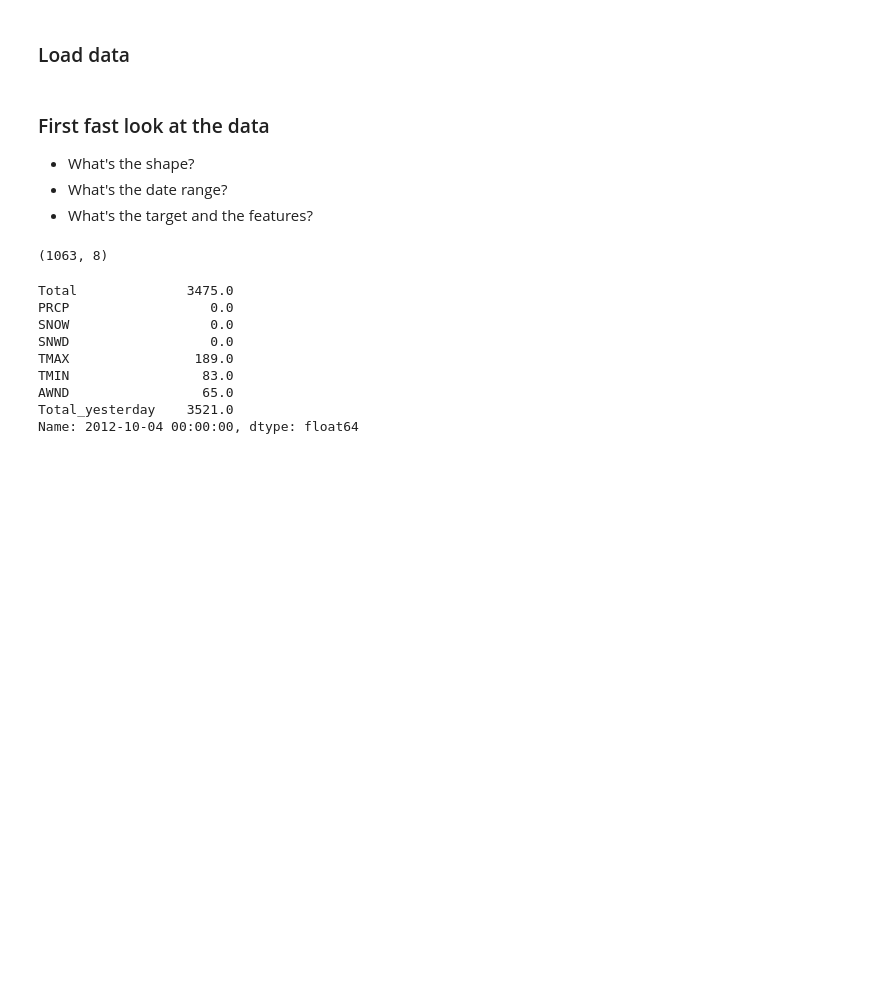
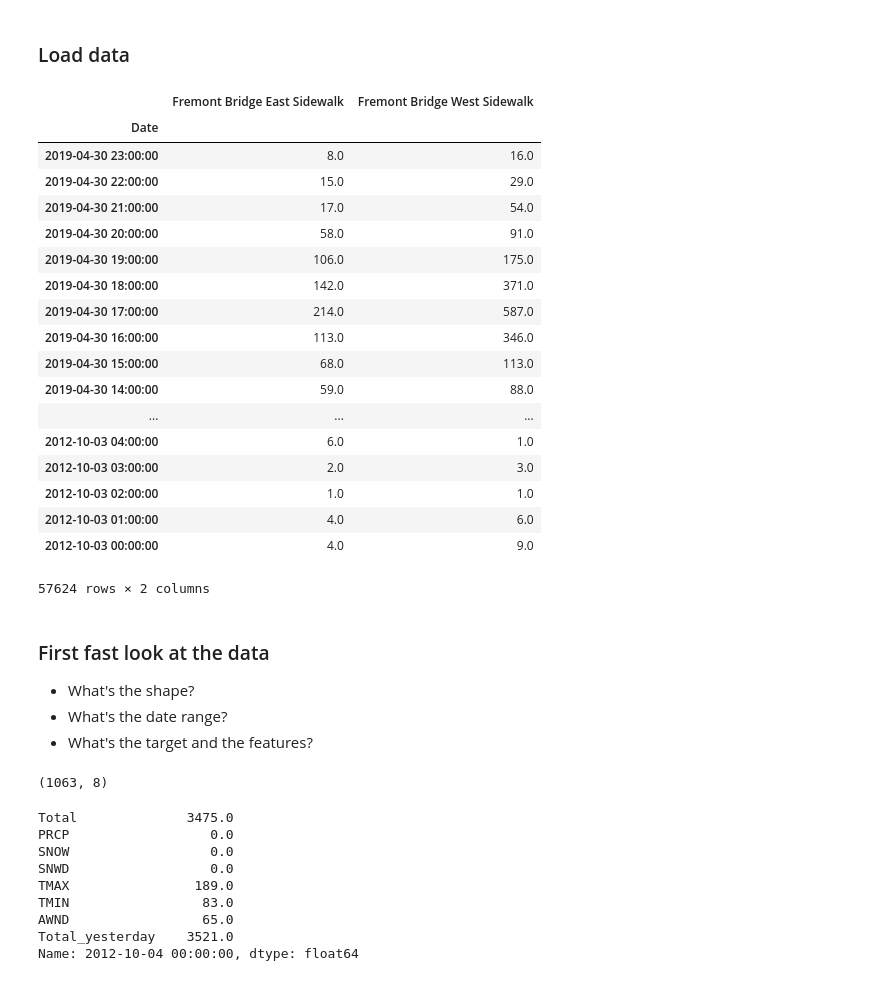
Before and after one commit to LambdaSchool/DS-Unit-2-Sprint-4-Practicing-Understanding, a Jupyter notebook: module1-hyperparameter-optimization/LS_DS_241_Hyperparameter_Optimization.ipynb, the cells around one changed output. Drawn from its saved outputs; the diff is of its cells as text; code cells hidden in the pictures; blank space fills up the shorter version.

```diff
--- a/module1-hyperparameter-optimization/LS_DS_241_Hyperparameter_Optimization.ipynb
+++ b/module1-hyperparameter-optimization/LS_DS_241_Hyperparameter_Optimization.ipynb
@@ -93,6 +93,30 @@ def load():
     return daily
 
 daily = load()
+# %%
+fremont_bridge = 'https://data.seattle.gov/api/views/65db-xm6k/rows.csv?accessType=DOWNLOAD'
+pd.read_csv(fremont_bridge, index_col='Date', parse_dates=True,
+                         infer_datetime_format=True)
+# %% [output]
+|  | Fremont Bridge East Sidewalk | Fremont Bridge West Sidewalk |
+| Date |  |  |
+| 2019-04-30 23:00:00 | 8.0 | 16.0 |
+| 2019-04-30 22:00:00 | 15.0 | 29.0 |
+| 2019-04-30 21:00:00 | 17.0 | 54.0 |
+| 2019-04-30 20:00:00 | 58.0 | 91.0 |
+| 2019-04-30 19:00:00 | 106.0 | 175.0 |
+| 2019-04-30 18:00:00 | 142.0 | 371.0 |
+| 2019-04-30 17:00:00 | 214.0 | 587.0 |
+| 2019-04-30 16:00:00 | 113.0 | 346.0 |
+| 2019-04-30 15:00:00 | 68.0 | 113.0 |
+| 2019-04-30 14:00:00 | 59.0 | 88.0 |
+| ... | ... | ... |
+| 2012-10-03 04:00:00 | 6.0 | 1.0 |
+| 2012-10-03 03:00:00 | 2.0 | 3.0 |
+| 2012-10-03 02:00:00 | 1.0 | 1.0 |
+| 2012-10-03 01:00:00 | 4.0 | 6.0 |
+| 2012-10-03 00:00:00 | 4.0 | 9.0 |
+57624 rows × 2 columns
 # %% [markdown]
 ### First fast look at the data
 - What's the shape?
```
Also changed, not shown: parts of 21 cells of this notebook.
